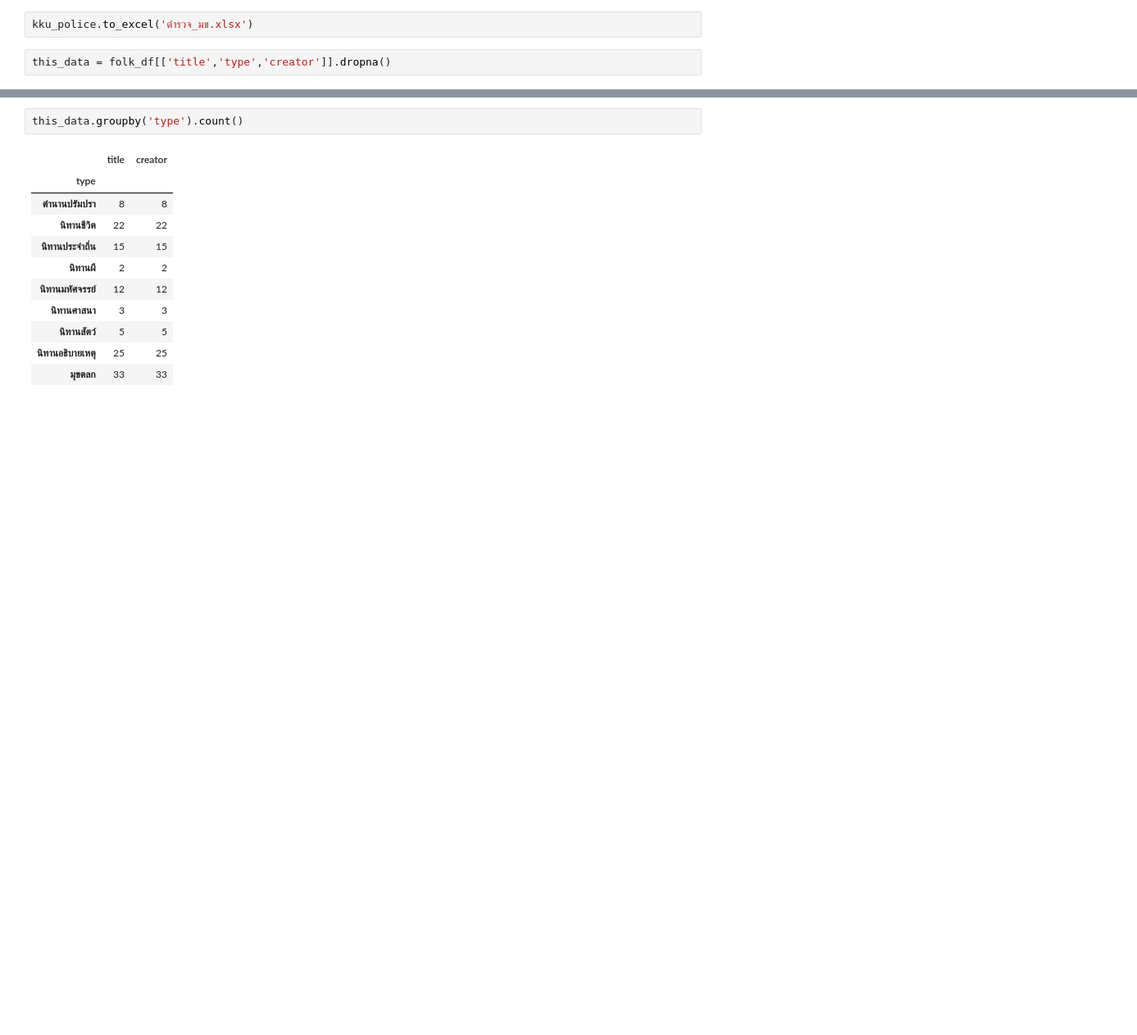
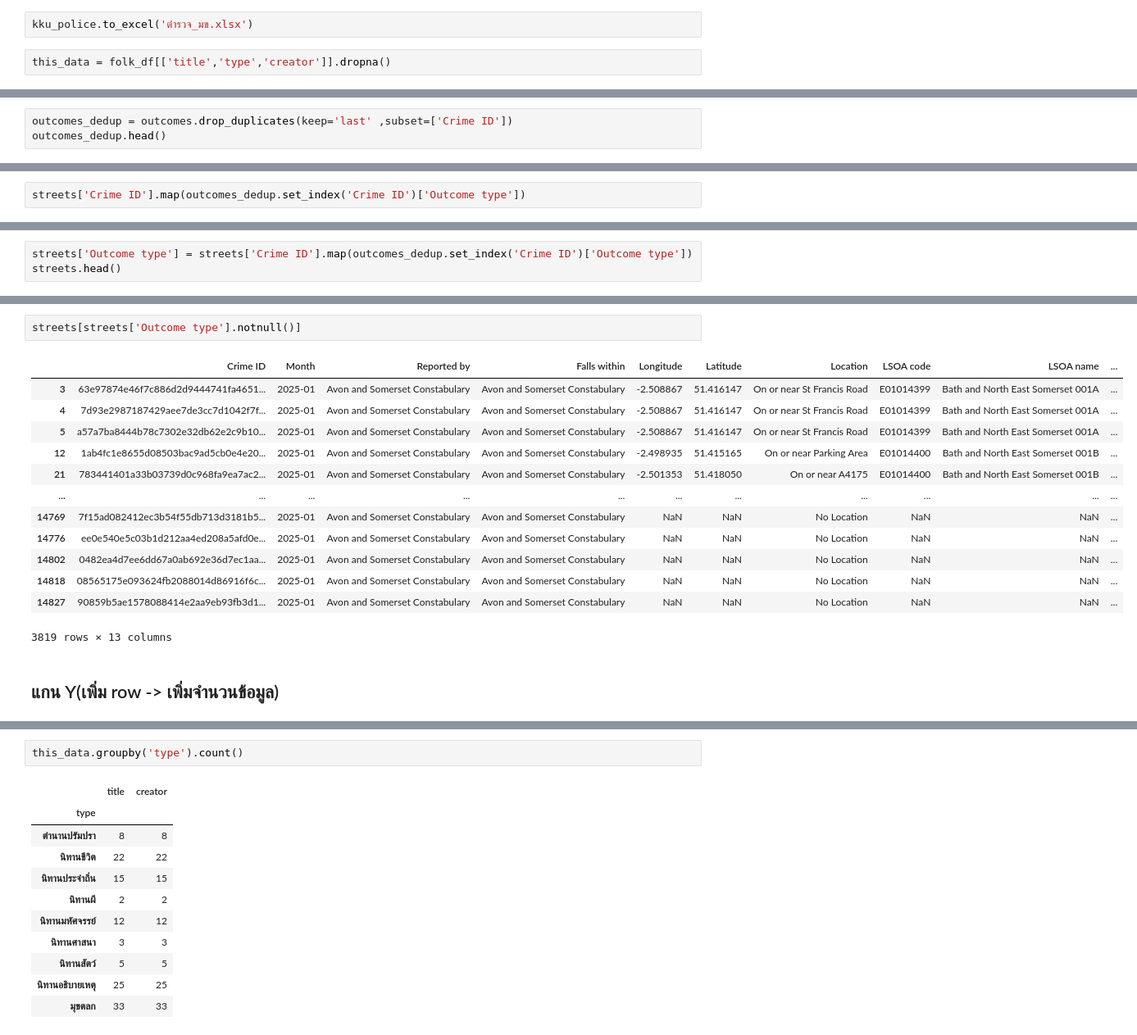
Before and after one commit to Tanny-H/dataviz2025, a Jupyter notebook: 663020280_8__Pandas_101_2025.ipynb, the cells around one changed output, grey strips where cells are left out. Shown at 82% size. Saved outputs shown, nothing was run; the diff lists cells and outputs as text; blank space fills up the shorter version.

```diff
--- a/663020280_8__Pandas_101_2025.ipynb
+++ b/663020280_8__Pandas_101_2025.ipynb
@@ -1390,0 +1413,3 @@ this_data = folk_df[['title','type','creator']].dropna()
+# %%
+outcomes_dedup = outcomes.drop_duplicates(keep='last' ,subset=['Crime ID'])
+outcomes_dedup.head()
@@ -1390,0 +1425,2 @@ this_data = folk_df[['title','type','creator']].dropna()
+# %%
+streets['Crime ID'].map(outcomes_dedup.set_index('Crime ID')['Outcome type'])
@@ -1390,0 +1444,3 @@ this_data = folk_df[['title','type','creator']].dropna()
+# %%
+streets['Outcome type'] = streets['Crime ID'].map(outcomes_dedup.set_index('Crime ID')['Outcome type'])
+streets.head()
@@ -1390,0 +1454,18 @@ this_data = folk_df[['title','type','creator']].dropna()
+# %%
+streets[streets['Outcome type'].notnull()]
+# %% [output]
+|  | Crime ID | Month | Reported by | Falls within | Longitude | Latitude | Location | LSOA code | LSOA name | ... |
+| 3 | 63e97874e46f7c886d2d9444741fa4651... | 2025-01 | Avon and Somerset Constabulary | Avon and Somerset Constabulary | -2.508867 | 51.416147 | On or near St Francis Road | E01014399 | Bath and North East Somerset 001A | ... |
+| 4 | 7d93e2987187429aee7de3cc7d1042f7f... | 2025-01 | Avon and Somerset Constabulary | Avon and Somerset Constabulary | -2.508867 | 51.416147 | On or near St Francis Road | E01014399 | Bath and North East Somerset 001A | ... |
+| 5 | a57a7ba8444b78c7302e32db62e2c9b10... | 2025-01 | Avon and Somerset Constabulary | Avon and Somerset Constabulary | -2.508867 | 51.416147 | On or near St Francis Road | E01014399 | Bath and North East Somerset 001A | ... |
+| 12 | 1ab4fc1e8655d08503bac9ad5cb0e4e20... | 2025-01 | Avon and Somerset Constabulary | Avon and Somerset Constabulary | -2.498935 | 51.415165 | On or near Parking Area | E01014400 | Bath and North East Somerset 001B | ... |
+| 21 | 783441401a33b03739d0c968fa9ea7ac2... | 2025-01 | Avon and Somerset Constabulary | Avon and Somerset Constabulary | -2.501353 | 51.418050 | On or near A4175 | E01014400 | Bath and North East Somerset 001B | ... |
+| ... | ... | ... | ... | ... | ... | ... | ... | ... | ... | ... |
+| 14769 | 7f15ad082412ec3b54f55db713d3181b5... | 2025-01 | Avon and Somerset Constabulary | Avon and Somerset Constabulary | NaN | NaN | No Location | NaN | NaN | ... |
+| 14776 | ee0e540e5c03b1d212aa4ed208a5afd0e... | 2025-01 | Avon and Somerset Constabulary | Avon and Somerset Constabulary | NaN | NaN | No Location | NaN | NaN | ... |
+| 14802 | 0482ea4d7ee6dd67a0ab692e36d7ec1aa... | 2025-01 | Avon and Somerset Constabulary | Avon and Somerset Constabulary | NaN | NaN | No Location | NaN | NaN | ... |
+| 14818 | 08565175e093624fb2088014d86916f6c... | 2025-01 | Avon and Somerset Constabulary | Avon and Somerset Constabulary | NaN | NaN | No Location | NaN | NaN | ... |
+| 14827 | 90859b5ae1578088414e2aa9eb93fb3d1... | 2025-01 | Avon and Somerset Constabulary | Avon and Somerset Constabulary | NaN | NaN | No Location | NaN | NaN | ... |
+3819 rows × 13 columns
+# %% [markdown]
+## แกน Y(เพิ่ม row -> เพิ่มจำนวนข้อมูล)
```
Also changed, not shown: parts of 25 cells of this notebook.
